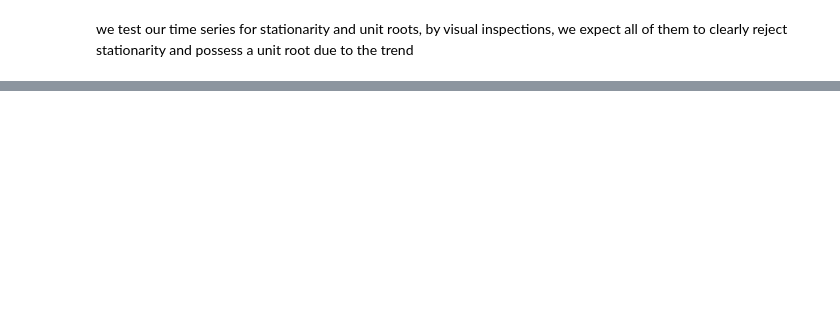
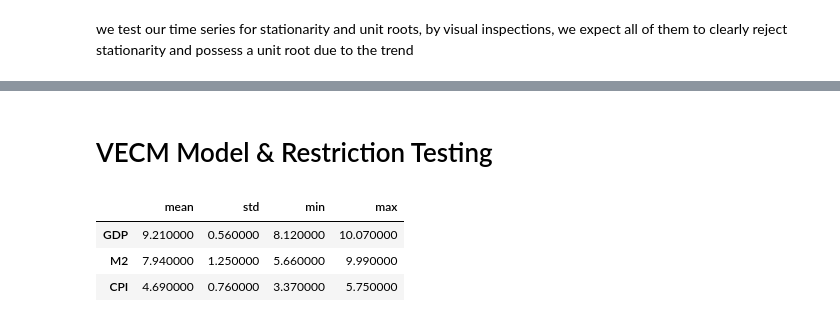
Before and after one commit to Fijiman001/Multivariate-Time-Series, a Jupyter notebook: Money-Activity-Analysis/Lecture-Reestimation-Real-Money-Activity.ipynb, the cells around one changed output, grey strips where cells are left out. Saved outputs shown, nothing was run; the diff lists cells and outputs as text; code cells hidden in the pictures; blank space fills up the shorter version.

```diff
--- a/Money-Activity-Analysis/Lecture-Reestimation-Real-Money-Activity.ipynb
+++ b/Money-Activity-Analysis/Lecture-Reestimation-Real-Money-Activity.ipynb
@@ -319,0 +518,13 @@ Constant and Trend         -1.841    0.685
+# %% [markdown]
+# VECM Model & Restriction Testing
+# %%
+# we rearrange the columns of df
+df = df[['GDP', 'M2','CPI']]
+
+#summary statistics of df
+df.describe().T[['mean', 'std', 'min', 'max']].round(2).style.background_gradient(cmap='coolwarm')
+# %% [output]
+|  | mean | std | min | max |
+| GDP | 9.210000 | 0.560000 | 8.120000 | 10.070000 |
+| M2 | 7.940000 | 1.250000 | 5.660000 | 9.990000 |
+| CPI | 4.690000 | 0.760000 | 3.370000 | 5.750000 |
```
Also changed, not shown: parts of 25 cells of this notebook.
